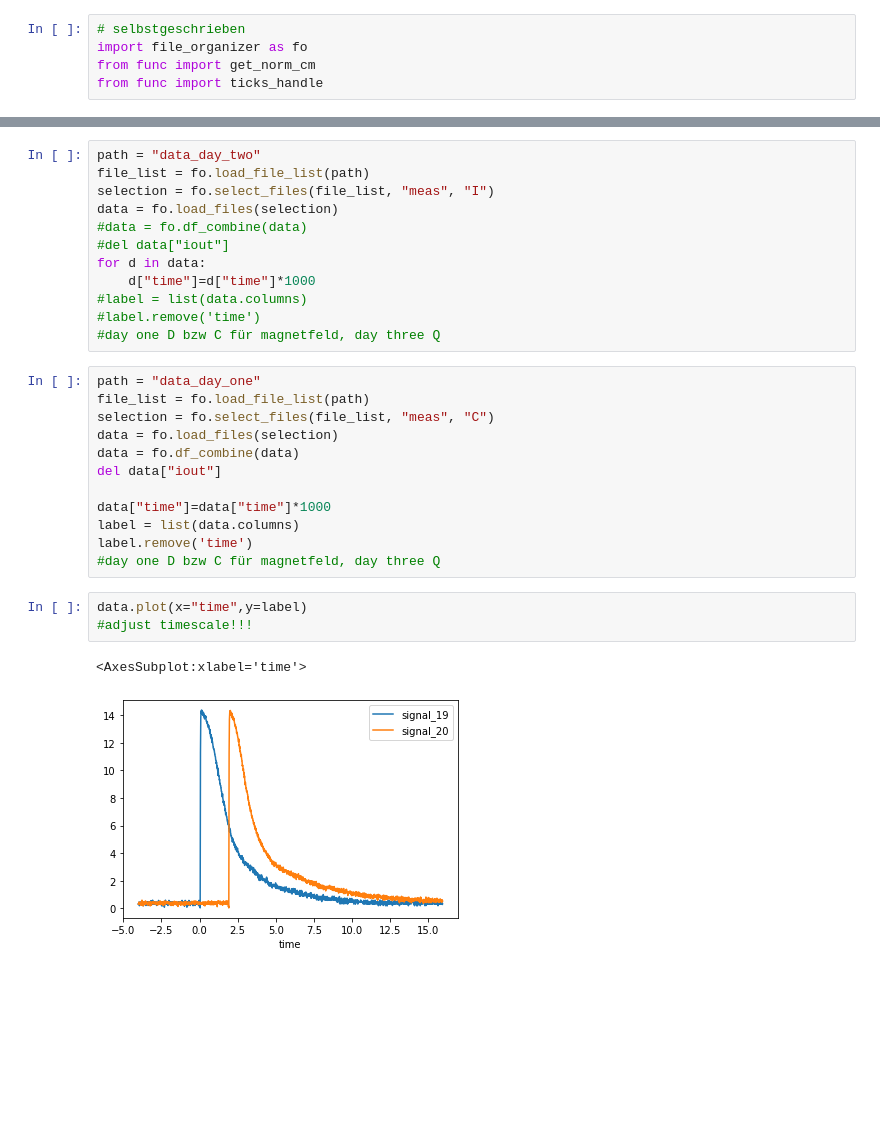
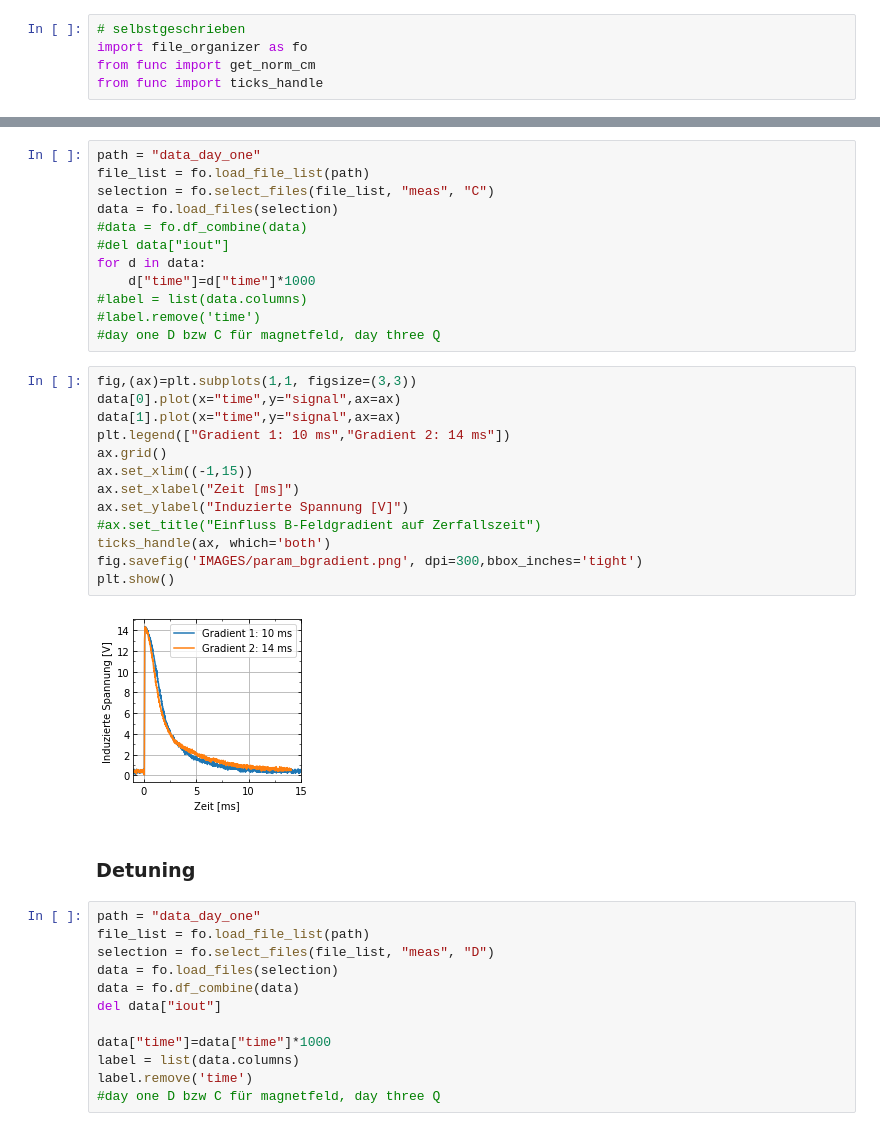
Before and after one commit to kolja-wagner/nmr_fkp, a Jupyter notebook: parameter.ipynb, the cells around one changed output, grey strips where cells are left out. Cells and saved outputs as stored; diff of their text form; blank space fills up the shorter version.

```diff
--- a/parameter.ipynb
+++ b/parameter.ipynb
@@ -38,7 +43,7 @@ Magnetfeldgradienteinstellungen
 # %%
-path = "data_day_two"
+path = "data_day_one"
 file_list = fo.load_file_list(path)
-selection = fo.select_files(file_list, "meas", "I")
+selection = fo.select_files(file_list, "meas", "C")
 data = fo.load_files(selection)
 #data = fo.df_combine(data)
 #del data["iout"]
@@ -47,10 +52,27 @@ for d in data:
 #label = list(data.columns)
 #label.remove('time')
 #day one D bzw C für magnetfeld, day three Q
+# %%
+fig,(ax)=plt.subplots(1,1, figsize=(3,3))
+data[0].plot(x="time",y="signal",ax=ax)
+data[1].plot(x="time",y="signal",ax=ax)
+plt.legend(["Gradient 1: 10 ms","Gradient 2: 14 ms"])
+ax.grid()
+ax.set_xlim((-1,15))
+ax.set_xlabel("Zeit [ms]")
+ax.set_ylabel("Induzierte Spannung [V]")
+#ax.set_title("Einfluss B-Feldgradient auf Zerfallszeit")
+ticks_handle(ax, which='both')
+fig.savefig('IMAGES/param_bgradient.png', dpi=300,bbox_inches='tight')
+plt.show()
+# %% [output]
+[figure, added]
+# %% [markdown]
+### Detuning
 # %%
 path = "data_day_one"
 file_list = fo.load_file_list(path)
-selection = fo.select_files(file_list, "meas", "C")
+selection = fo.select_files(file_list, "meas", "D")
 data = fo.load_files(selection)
 data = fo.df_combine(data)
 del data["iout"]
@@ -59,9 +81,3 @@ data["time"]=data["time"]*1000
 label = list(data.columns)
 label.remove('time')
 #day one D bzw C für magnetfeld, day three Q
-# %%
-data.plot(x="time",y=label)
-#adjust timescale!!!
-# %% [output]
-<AxesSubplot:xlabel='time'>
-[figure, removed]
```
Also changed, not shown: parts of 25 cells of this notebook, 36 other files.
